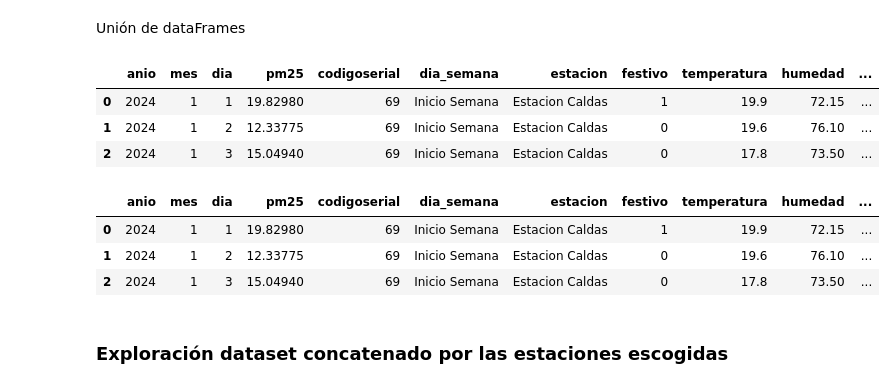
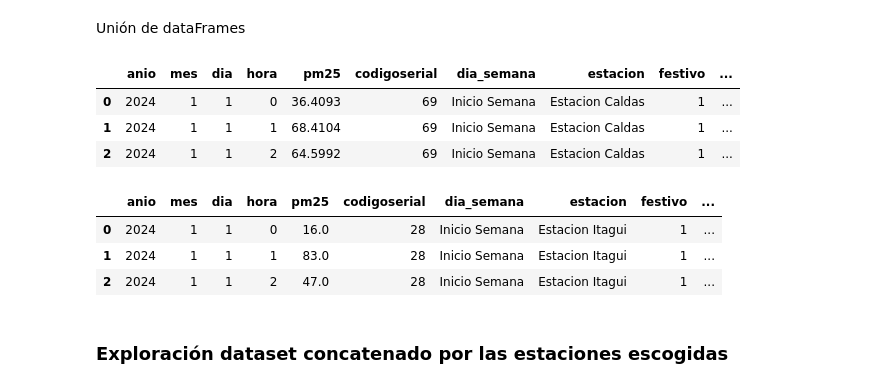
Before and after one commit to kennethLeonel/Monografia-calidad-del-aire-valle-de-aburra, a Jupyter notebook: Proyecto_dataset.ipynb, the cells around one changed output. Saved outputs shown, nothing was run; the diff lists cells and outputs as text; code cells hidden in the pictures.

```diff
--- a/Proyecto_dataset.ipynb
+++ b/Proyecto_dataset.ipynb
@@ -620,7 +632,7 @@ vientosBelenPromedio = sacarPromedio(vientos_bel,'velocidad_prom',3)
 # %% [markdown]
 Al dataframe dataCalidadFiltrada se necesita sacar el promedio por dia para después concatanar las demas variables con el dataframe
 # %%
-# calidadAireItagui = sacarPromedio(dataCalidadFiltradaItagui, 'pm25',2)
+calidadAireItagui = sacarPromedio(dataCalidadFiltradaItagui, 'pm25',2)
 calidadAireCaldas = sacarPromedio(dataCalidadFiltradaCaldas, 'pm25', 2)
 calidadAireAranjuez = sacarPromedio(dataCalidadFiltradaAranjuez, 'pm25', 2)
 calidadAireBelen = sacarPromedio(dataCalidadFiltradaBelen, 'pm25', 2)
@@ -723,7 +735,7 @@ def categoriaCodigoSerial(codigo):
         return 'Estacion Belen'
 
 # # Aplicar la función a cada fila del DataFrame estación Itagui
-# calidadAireItagui['estacion'] = calidadAireItagui.apply(lambda row: categoriaCodigoSerial(row['codigoserial']), axis=1)
+calidadAireItagui['estacion'] = calidadAireItagui.apply(lambda row: categoriaCodigoSerial(row['codigoserial']), axis=1)
 
 # Aplicar la función a cada fila del DataFrame estación Caldas
 calidadAireCaldas['estacion'] = calidadAireCaldas.apply(lambda row: categoriaCodigoSerial(row['codigoserial']), axis=1)
@@ -758,7 +770,7 @@ def es_festivo(anio, mes, dia):
         return 0
 
 # # Aplicamos la función es_festivo
-# calidadAireItagui['festivo'] = calidadAireItagui.apply(lambda row: es_festivo(row['anio'], row['mes'], row['dia']), axis=1)
+calidadAireItagui['festivo'] = calidadAireItagui.apply(lambda row: es_festivo(row['anio'], row['mes'], row['dia']), axis=1)
 calidadAireCaldas['festivo'] = calidadAireCaldas.apply(lambda row: es_festivo(row['anio'], row['mes'], row['dia']), axis=1)
 calidadAireAranjuez['festivo'] = calidadAireAranjuez.apply(lambda row: es_festivo(row['anio'], row['mes'], row['dia']), axis=1)
 calidadAireBelen['festivo'] = calidadAireBelen.apply(lambda row: es_festivo(row['anio'], row['mes'], row['dia']), axis=1)
@@ -776,0 +791,25 @@ calidadAireCaldas.iloc[83:90]
+# %%
+def crearFranjaHoraria(hora):
+    """
+    Función para definir la franja horaria de la medición
+    args:   hora = hora de medición
+    In[0]: hora
+    Out[0]: franja horaria
+    """
+    if 0 <= hora < 6:
+        return 'Madrugada'
+    elif 6 <= hora < 12:
+        return 'Mañana'
+    elif 12 <= hora < 18:
+        return 'Tarde'
+    elif 18 <= hora < 24:
+        return 'Noche'
+
+# # Aplicamos la función crearFranjaHoraria
+calidadAireItagui['franja_horaria'] = calidadAireItagui.apply(lambda row: crearFranjaHoraria(row['hora']), axis=1)
+calidadAireCaldas['franja_horaria'] = calidadAireCaldas.apply(lambda row: crearFranjaHoraria(row['hora']), axis=1)
+calidadAireAranjuez['franja_horaria'] = calidadAireAranjuez.apply(lambda row: crearFranjaHoraria(row['hora']), axis=1)
+calidadAireBelen['franja_horaria'] = calidadAireBelen.apply(lambda row: crearFranjaHoraria(row['hora']), axis=1)
+
+# resultado para ver que el 25 de marzo fue festivo igual que el 29 y 29 representando el jueves y viernes santo
+calidadAireCaldas.iloc[83:90]
@@ -783,43 +831,44 @@ def unirDatos(data1, data2):
     Función para unir dos dataframes
     In[0]: dataset1, dataset2
     Out[0]: dataset unido
     """
-    return pd.merge(data1,data2,on=['anio','mes','dia','dia_semana'],how='inner')
+    return pd.merge(data1,data2,on=['anio','mes','dia','hora','dia_semana'],how='inner')
 
 # #Unir los dataframes de la estación Itagui
-# calidadAireItaguiUnido = unirDatos(calidadAireItagui,temperaturaItaguiPromedio)
-# calidadAireItaguiUnido = unirDatos(calidadAireItaguiUnido,humedadItaguiPromedio)
-# calidadAireItaguiUnido = unirDatos(calidadAireItaguiUnido,presionItaguiPromedio)
-# calidadAireItaguiUnido = unirDatos(calidadAireItaguiUnido,precipitacionItaguiPromedio)
-# calidadAireItaguiUnido = unirDatos(calidadAireItaguiUnido,vientosItaguiPromedio)
+calidadAireItaguiUnido = unirDatos(calidadAireItagui,temperaturaItaguiPromedio)
+calidadAireItaguiUnido = unirDatos(calidadAireItaguiUnido,humedadItaguiPromedio)
+calidadAireItaguiUnido = unirDatos(calidadAireItaguiUnido,presionItaguiPromedio)
+precipitacionItaguiPromedio = precipitacionItaguiPromedio.dropna()
+calidadAireItaguiUnido = unirDatos(calidadAireItaguiUnido,precipitacionItaguiPromedio)
+calidadAireItaguiUnido = unirDatos(calidadAireItaguiUnido,vientosItaguiPromedio)
 
 #Unir los dataframes de la estación Caldas
 calidadAireCaldasUnido = unirDatos(calidadAireCaldas,temperaturaCaldasPromedio)
 calidadAireCaldasUnido = unirDatos(calidadAireCaldasUnido,humedadCaldasPromedio)
 calidadAireCaldasUnido = unirDatos(calidadAireCaldasUnido,precipitacionCaldasPromedio)
 calidadAireCaldasUnido = unirDatos(calidadAireCaldasUnido,presionCaldasPromedio)
 calidadAireCaldasUnido = unirDatos(calidadAireCaldasUnido,vientosCaldasPromedio)
 
 #Unir los dataframes de la estación Aranjuez
 calidadAireAranjuezUnido = unirDatos(calidadAireAranjuez,temperaturaAranjuezPromedio)
 calidadAireAranjuezUnido = unirDatos(calidadAireAranjuezUnido,humedadAranjuezPromedio)
 calidadAireAranjuezUnido = unirDatos(calidadAireAranjuezUnido,precipitacionAranjuezPromedio)
 calidadAireAranjuezUnido = unirDatos(calidadAireAranjuezUnido,presionAranjuezPromedio)
 calidadAireAranjuezUnido = unirDatos(calidadAireAranjuezUnido,vientosAranjuezPromedio)
 
 #Unir los dataframes de la estación Belen
 calidadAireBelenUnido = unirDatos(calidadAireBelen,temperaturaBelenPromedio)
 calidadAireBelenUnido = unirDatos(calidadAireBelenUnido,humedadBelenPromedio)
 calidadAireBelenUnido = unirDatos(calidadAireBelenUnido,precipitacionBelenPromedio)
 calidadAireBelenUnido = unirDatos(calidadAireBelenUnido,presionBelenPromedio)
 calidadAireBelenUnido = unirDatos(calidadAireBelenUnido,vientosBelenPromedio)
 
 calidadAireCaldasUnido.iloc[:3]
 # %% [output]
-|  | anio | mes | dia | pm25 | codigoserial | dia_semana | estacion | festivo | temperatura | humedad | ... |
-| 0 | 2024 | 1 | 1 | 19.82980 | 69 | Inicio Semana | Estacion Caldas | 1 | 19.9 | 72.15 | ... |
-| 1 | 2024 | 1 | 2 | 12.33775 | 69 | Inicio Semana | Estacion Caldas | 0 | 19.6 | 76.10 | ... |
-| 2 | 2024 | 1 | 3 | 15.04940 | 69 | Inicio Semana | Estacion Caldas | 0 | 17.8 | 73.50 | ... |
+|  | anio | mes | dia | hora | pm25 | codigoserial | dia_semana | estacion | festivo | ... |
+| 0 | 2024 | 1 | 1 | 0 | 36.4093 | 69 | Inicio Semana | Estacion Caldas | 1 | ... |
+| 1 | 2024 | 1 | 1 | 1 | 68.4104 | 69 | Inicio Semana | Estacion Caldas | 1 | ... |
+| 2 | 2024 | 1 | 1 | 2 | 64.5992 | 69 | Inicio Semana | Estacion Caldas | 1 | ... |
 # %%
 def ConcatenadoRegistros(*data):
     """"
@@ -831,14 +880,14 @@ def ConcatenadoRegistros(*data):
     return pd.concat([*data], axis=0)
 
 # Si queremos unir el de itagui calidadAireItaguiUnido
-dataSetCalidadAire = ConcatenadoRegistros( calidadAireCaldasUnido, calidadAireAranjuezUnido, calidadAireBelenUnido)
+dataSetCalidadAire = ConcatenadoRegistros( calidadAireItaguiUnido,calidadAireCaldasUnido, calidadAireAranjuezUnido, calidadAireBelenUnido)
 
 dataSetCalidadAire.head(3)
 # %% [output]
-|  | anio | mes | dia | pm25 | codigoserial | dia_semana | estacion | festivo | temperatura | humedad | ... |
-| 0 | 2024 | 1 | 1 | 19.82980 | 69 | Inicio Semana | Estacion Caldas | 1 | 19.9 | 72.15 | ... |
-| 1 | 2024 | 1 | 2 | 12.33775 | 69 | Inicio Semana | Estacion Caldas | 0 | 19.6 | 76.10 | ... |
-| 2 | 2024 | 1 | 3 | 15.04940 | 69 | Inicio Semana | Estacion Caldas | 0 | 17.8 | 73.50 | ... |
+|  | anio | mes | dia | hora | pm25 | codigoserial | dia_semana | estacion | festivo | ... |
+| 0 | 2024 | 1 | 1 | 0 | 16.0 | 28 | Inicio Semana | Estacion Itagui | 1 | ... |
+| 1 | 2024 | 1 | 1 | 1 | 83.0 | 28 | Inicio Semana | Estacion Itagui | 1 | ... |
+| 2 | 2024 | 1 | 1 | 2 | 47.0 | 28 | Inicio Semana | Estacion Itagui | 1 | ... |
 # %% [markdown]
 ### Exploración dataset concatenado por las estaciones escogidas
 # %%
```
Also changed, not shown: parts of 32 cells of this notebook, 4 other files.
